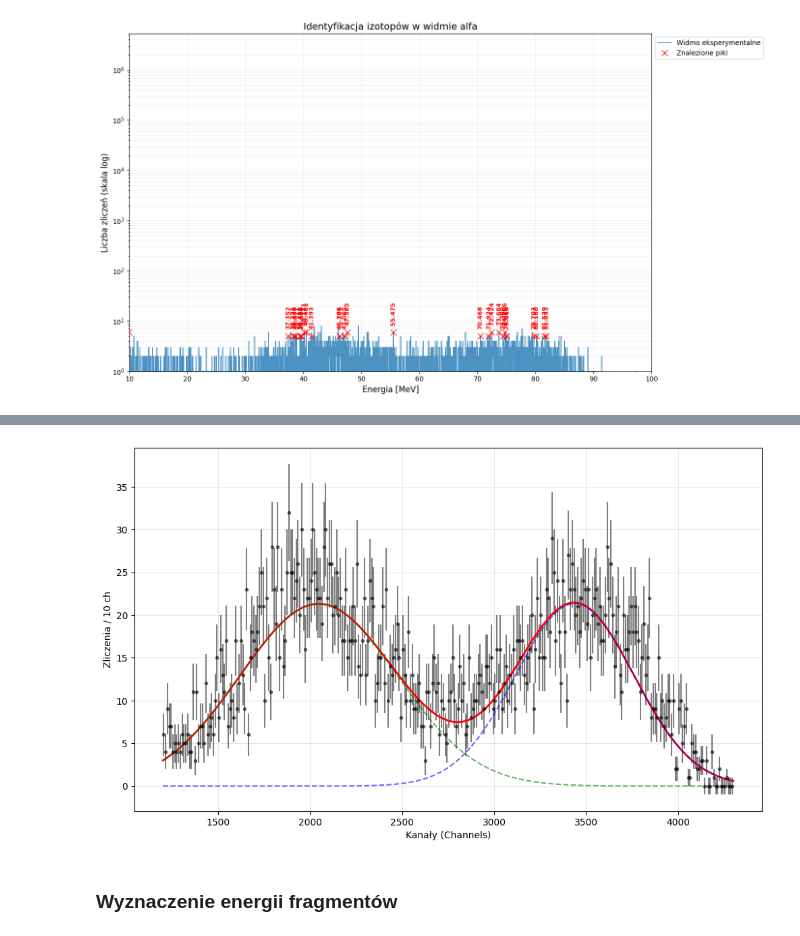
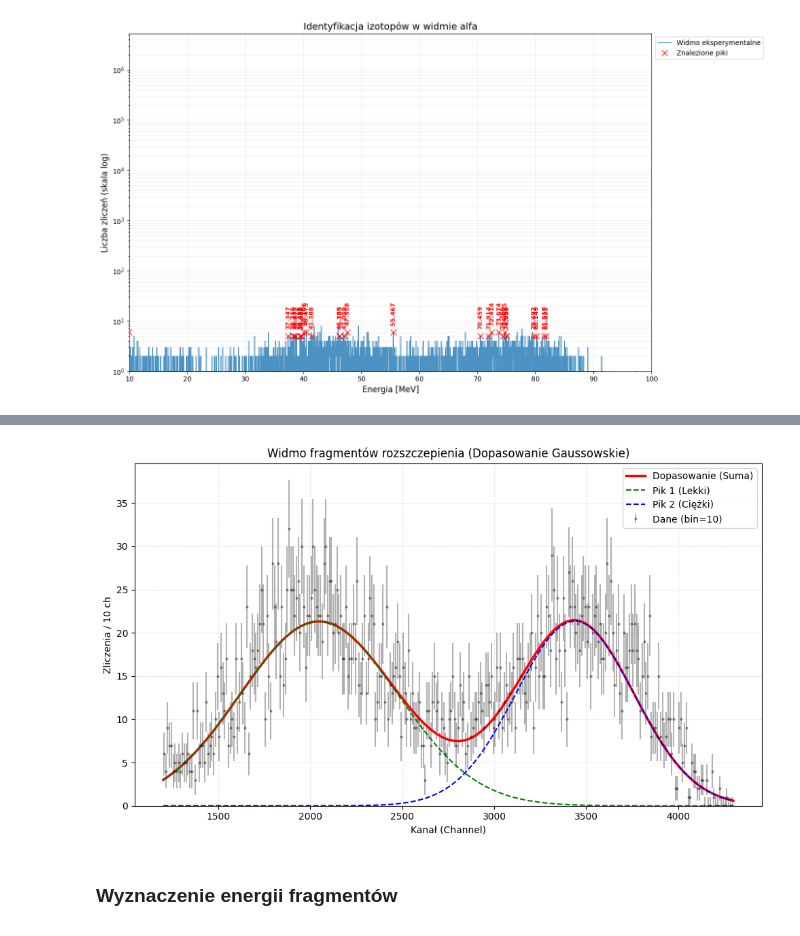
Before and after one commit to Fil0024/NuclearFission, a Jupyter notebook: analiza_rozpadu.ipynb, the cells around one changed output, grey strips where cells are left out. Cells and saved outputs as stored; diff of their text form; code cells hidden in the pictures.

```diff
--- a/analiza_rozpadu.ipynb
+++ b/analiza_rozpadu.ipynb
@@ -376,21 +378,14 @@ def double_gaussian(x, a1, m1, s1, a2, m2, s2):
     """Suma dwóch Gaussów"""
     return gaussian(x, a1, m1, s1) + gaussian(x, a2, m2, s2)
 # %%
-
-raw_x = df['channel'].values
-raw_y = df['counts'].values
-
-# --- 3. KONFIGURACJA FILTRÓW I ZAKRESÓW ---
 BIN_SIZE = 10   # Agregacja danych
 
-# A. USTAWIENIA WIDOKU (To rozwiązuje Twój problem ze skalą)
-# Odetnij wszystko poniżej tego kanału na wykresie.
-# Musisz oszacować, który kanał to ok. 10 MeV (np. kanał 200, 500?).
+# A. USTAWIENIA WIDOKU (To rozwiązuje problem ze skalą)
 VIEW_MIN = 1200
 VIEW_MAX = 4300  # Maksymalny kanał (całe widmo)
 
 # B. USTAWIENIA DOPASOWANIA (FIT)
-# Zakres w KANAŁACH, w którym spodziewasz się garbów (odpowiednik 20-80 MeV)
+# Zakres w KANAŁACH
 FIT_MIN = 1200
 FIT_MAX = 4300
 
@@ -400,7 +395,6 @@ FIT_MAX = 4300
 x_binned, y_binned, y_err = rebin_data(raw_x, raw_y, BIN_SIZE)
 
 # Maska do WIZUALIZACJI (tylko dane powyżej odcięcia)
-# Dzięki temu wykres sam dopasuje skalę Y do danych, które zostały
 view_mask = (x_binned >= VIEW_MIN) & (x_binned <= VIEW_MAX)
 x_view = x_binned[view_mask]
 y_view = y_binned[view_mask]
@@ -414,68 +408,98 @@ y_err_fit = y_err[fit_mask]
 
 # --- 5. DOPASOWANIE (FIT) ---
 
-# UWAGA: p0 (zgadywanie) musi być teraz w KANAŁACH, a nie w MeV!
-# Musisz spojrzeć na surowy wykres i wpisać tu przybliżone wartości środków garbów w kanałach.
+# Zgadywanie parametrów (p0)
 guess_amp = max(y_fit) if len(y_fit) > 0 else 10
 guess_center1 = (FIT_MIN + FIT_MAX) * 0.4  # Zgaduję: w 40% zakresu
 guess_center2 = (FIT_MIN + FIT_MAX) * 0.7  # Zgaduję: w 70% zakresu
-guess_width = (FIT_MAX - FIT_MIN) / 10     # Jakaś startowa szerokość
+guess_width = (FIT_MAX - FIT_MIN) / 10     # Startowa szerokość
 
 p0_guess = [guess_amp, guess_center1, guess_width,
             guess_amp/2, guess_center2, guess_width]
 
 fit_successful = False
+popt = []
+perr = []
+
+print("Rozpoczynam dopasowanie...")
+
 try:
-    if len(x_fit) > 10: # Sprawdzenie czy mamy w ogóle dane do fitowania
+    if len(x_fit) > 10: # Sprawdzenie czy mamy dane
+        # --- KLUCZOWE: Obliczenie fitu i macierzy kowariancji ---
         popt, pcov = curve_fit(double_gaussian, x_fit, y_fit, p0=p0_guess, sigma=y_err_fit, absolute_sigma=True)
+
+        # Obliczenie niepewności parametrów (pierwiastek z przekątnej macierzy kowariancji)
+        perr = np.sqrt(np.diag(pcov))
+
         fit_successful = True
-        print(f"Fit OK. Środki pików (kanały): {popt[1]:.0f} oraz {popt[4]:.0f}")
+        print(f"Fit OK.")
     else:
         print("Za mało punktów w zakresie fitowania!")
 except RuntimeError:
-    print("Nie udało się dopasować funkcji (RuntimeError). Spróbuj zmienić p0.")
+    print("Nie udało się dopasować funkcji (RuntimeError). Spróbuj zmienić parametry startowe p0.")
+except Exception as e:
+    print(f"Wystąpił inny błąd: {e}")
 
 if fit_successful:
     a1, m1, s1, a2, m2, s2 = popt
+    da1, dm1, ds1, da2, dm2, ds2 = perr # Niepewności
 
     # Pole = Amplituda * Sigma * sqrt(2*pi)
-    # Dzielimy przez BIN_SIZE, aby uzyskać przybliżoną RZECZYWISTĄ liczbę zliczeń (events),
-    # ponieważ fitujemy do histogramu, gdzie punkty są rozsunięte o BIN_SIZE.
+    # Dzielimy przez BIN_SIZE, aby uzyskać przybliżoną liczbę zliczeń
     area1 = (a1 * np.abs(s1) * np.sqrt(2 * np.pi)) / BIN_SIZE
     area2 = (a2 * np.abs(s2) * np.sqrt(2 * np.pi)) / BIN_SIZE
 
     total_area = area1 + area2
     ratio = area1 / area2 if area2 > 0 else 0
 
-    print("-" * 40)
+    print("-" * 60)
     print(f"WYNIKI DOPASOWANIA:")
-    print(f"Pik 1 (Kanał {m1:.0f}): Pole ≈ {area1:.0f} zliczeń ({area1/total_area:.1%})")
-    print(f"Pik 2 (Kanał {m2:.0f}): Pole ≈ {area2:.0f} zliczeń ({area2/total_area:.1%})")
-    print(f"Stosunek Pik 1 / Pik 2 = {ratio:.2f}")
-    print("-" * 40)
+    print(f"Pik 1 (Lekki): Centrum = {m1:.2f} +/- {dm1:.2f} kanałów")
+    print(f"               Pole    ≈ {area1:.0f} zliczeń ({area1/total_area:.1%})")
+    print(f"Pik 2 (Ciężki): Centrum = {m2:.2f} +/- {dm2:.2f} kanałów")
+    print(f"               Pole    ≈ {area2:.0f} zliczeń ({area2/total_area:.1%})")
+    print(f"Stosunek pól (Lekki / Ciężki) = {ratio:.4f}")
+    print("-" * 60)
+    print(f"Pełne parametry (wartość +/- niepewność):")
+    print(f"Amplituda 1: {a1:.2f} +/- {da1:.2f}")
+    print(f"Pozycja 1:   {m1:.2f} +/- {dm1:.2f}")
+    print(f"Szerokość 1: {s1:.2f} +/- {ds1:.2f}")
+    print("-" * 30)
+    print(f"Amplituda 2: {a2:.2f} +/- {da2:.2f}")
+    print(f"Pozycja 2:   {m2:.2f} +/- {dm2:.2f}")
+    print(f"Szerokość 2: {s2:.2f} +/- {ds2:.2f}")
+    print("-" * 60)
 
 # --- 6. WIZUALIZACJA ---
 
-plt.figure(figsize=(12, 7))
+plt.figure(figsize=(10, 6))
 
-# Rysujemy TYLKO dane z 'view_mask' (odcięte niskie energie)
-plt.errorbar(x_view, y_view, yerr=y_err_view, fmt='.', c='black', alpha=0.5, label=f'Dane (bin={BIN_SIZE})')
+# Rysujemy TYLKO dane z 'view_mask'
+plt.errorbar(x_view, y_view, yerr=y_err_view, fmt='.', c='black', alpha=0.3, label=f'Dane (bin={BIN_SIZE})', markersize=4)
 
 if fit_successful:
     # Rysujemy fit w zakresie fitowania
     x_smooth = np.linspace(FIT_MIN, FIT_MAX, 1000)
-    plt.plot(x_smooth, double_gaussian(x_smooth, *popt), 'r-', lw=2, label='Suma Gaussów')
+
+    # Suma
+    plt.plot(x_smooth, double_gaussian(x_smooth, *popt), 'r-', lw=2.5, label='Dopasowanie (Suma)')
+
     # Składowe
-    plt.plot(x_smooth, gaussian(x_smooth, *popt[:3]), 'g--', alpha=0.6, label='Składowa 1')
-    plt.plot(x_smooth, gaussian(x_smooth, *popt[3:]), 'b--', alpha=0.6, label='Składowa 2')
+    plt.plot(x_smooth, gaussian(x_smooth, *popt[:3]), 'g--', lw=1.5, label='Pik 1 (Lekki)')
+    plt.plot(x_smooth, gaussian(x_smooth, *popt[3:]), 'b--', lw=1.5, label='Pik 2 (Ciężki)')
 
-plt.xlabel("Kanały (Channels)")
+plt.xlabel("Kanał (Channel)")
 plt.ylabel(f"Zliczenia / {BIN_SIZE} ch")
-#plt.legend()
-plt.grid(True, alpha=0.3)
+plt.title("Widmo fragmentów rozszczepienia (Dopasowanie Gaussowskie)")
+plt.legend()
+plt.grid(True, alpha=0.3, linestyle='--')
 
-# To jest kluczowe dla Twojego pytania:
+# Automatyczne skalowanie Y do widocznych danych
 plt.autoscale(enable=True, axis='y')
-# Opcjonalnie: jeśli nadal coś wystaje, możesz wymusić limit ręcznie patrząc na dane:
-# plt.ylim(0, max(y_view) * 1.1)
+
+# Opcjonalne wymuszenie od zera, jeśli autoscale utnie dół
+plt.ylim(bottom=0)
+
+plt.tight_layout()
+plt.show()
 # %% [output]
@@ -489,3 +525,3 @@ Stosunek Pik 1 / Pik 2 = 1.33
-[figure, old version]
+[figure, new version]
 # %% [markdown]
 ### Wyznaczenie energii fragmentów
```
Also changed, not shown: parts of 5 cells of this notebook, 2 other files.
